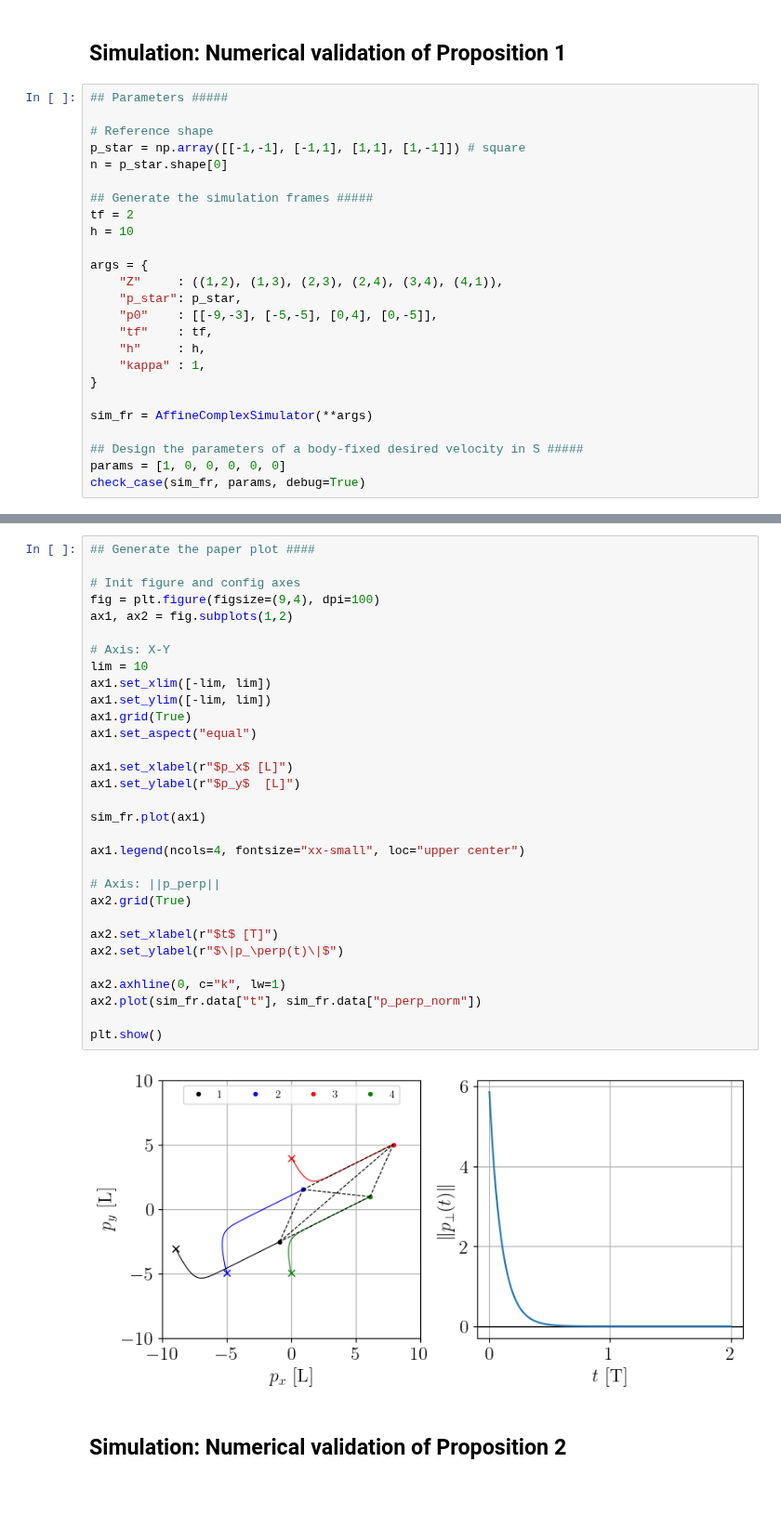
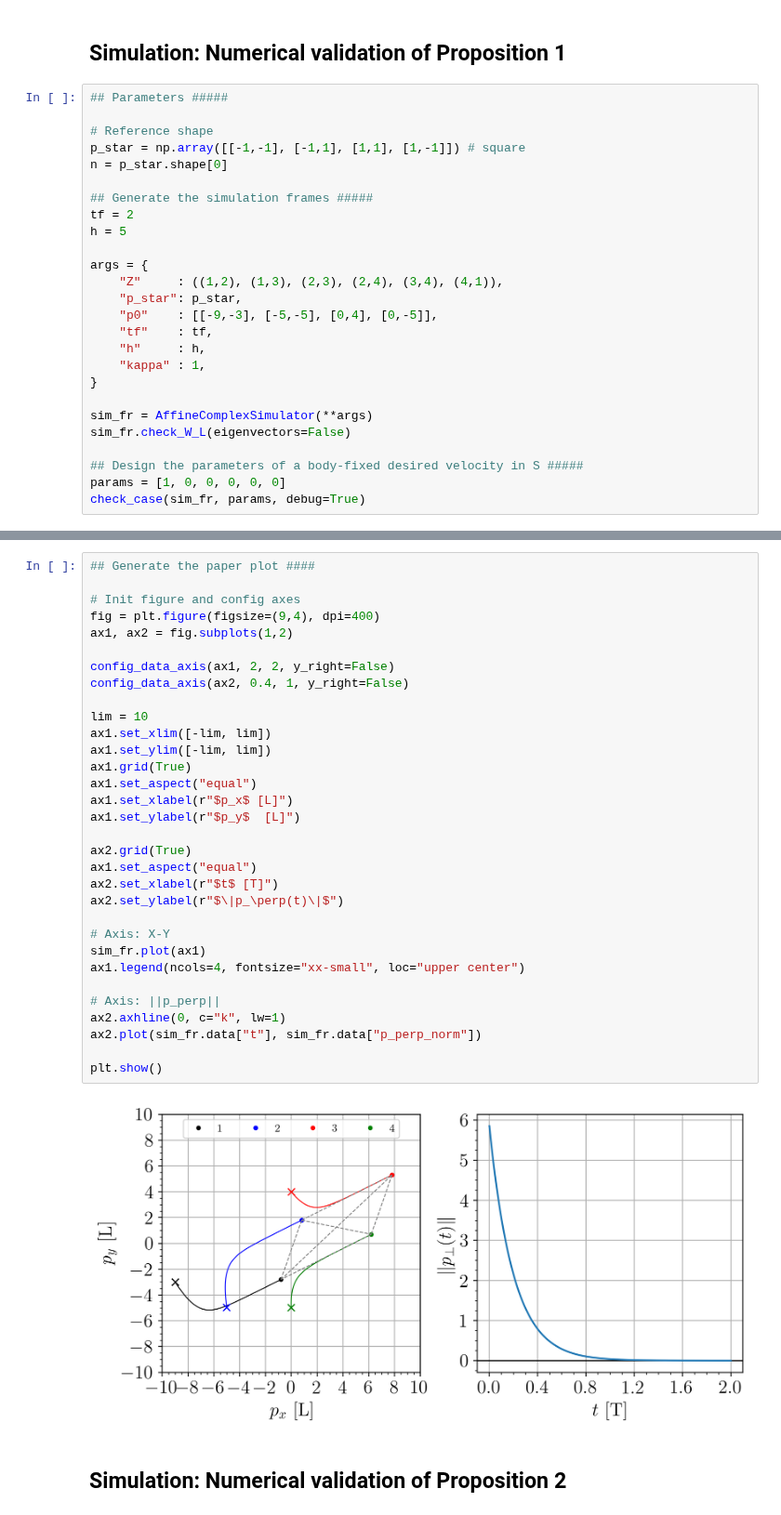
Before and after one commit to Swarm-Systems-Lab/affine-formation-control, a Jupyter notebook: notebooks/simulations.ipynb, the cells around one changed output, grey strips where cells are left out. Shown at 93% size. Saved outputs shown, nothing was run; the diff lists cells and outputs as text.

```diff
--- a/notebooks/simulations.ipynb
+++ b/notebooks/simulations.ipynb
@@ -18,7 +18,7 @@ n = p_star.shape[0]
 
 ## Generate the simulation frames #####
 tf = 2
-h = 10
+h = 5
 
 args = {
     "Z"     : ((1,2), (1,3), (2,3), (2,4), (3,4), (4,1)),
@@ -30,6 +30,7 @@ args = {
 }
 
 sim_fr = AffineComplexSimulator(**args)
+sim_fr.check_W_L(eigenvectors=False)
 
 ## Design the parameters of a body-fixed desired velocity in S #####
 params = [1, 0, 0, 0, 0, 0]
@@ -73,36 +93,37 @@ hl = 0
 # %%
 ## Generate the paper plot ####
 
 # Init figure and config axes
-fig = plt.figure(figsize=(9,4), dpi=100)
+fig = plt.figure(figsize=(9,4), dpi=400)
 ax1, ax2 = fig.subplots(1,2)
 
-# Axis: X-Y
+config_data_axis(ax1, 2, 2, y_right=False)
+config_data_axis(ax2, 0.4, 1, y_right=False)
+
 lim = 10
 ax1.set_xlim([-lim, lim])
 ax1.set_ylim([-lim, lim])
 ax1.grid(True)
 ax1.set_aspect("equal")
-
 ax1.set_xlabel(r"$p_x$ [L]")
 ax1.set_ylabel(r"$p_y$  [L]")
 
+ax2.grid(True)
+ax1.set_aspect("equal")
+ax2.set_xlabel(r"$t$ [T]")
+ax2.set_ylabel(r"$\|p_\perp(t)\|$")
+
+# Axis: X-Y
 sim_fr.plot(ax1)
-
 ax1.legend(ncols=4, fontsize="xx-small", loc="upper center")
 
 # Axis: ||p_perp||
-ax2.grid(True)
-
-ax2.set_xlabel(r"$t$ [T]")
-ax2.set_ylabel(r"$\|p_\perp(t)\|$")
-
 ax2.axhline(0, c="k", lw=1)
 ax2.plot(sim_fr.data["t"], sim_fr.data["p_perp_norm"])
 
 plt.show()
 # %% [output]
-[figure, old version]
+[figure, new version]
 # %% [markdown]
 ## Simulation: Numerical validation of Proposition 2
 # %%
```
Also changed, not shown: parts of 7 cells of this notebook, 4 other files.
